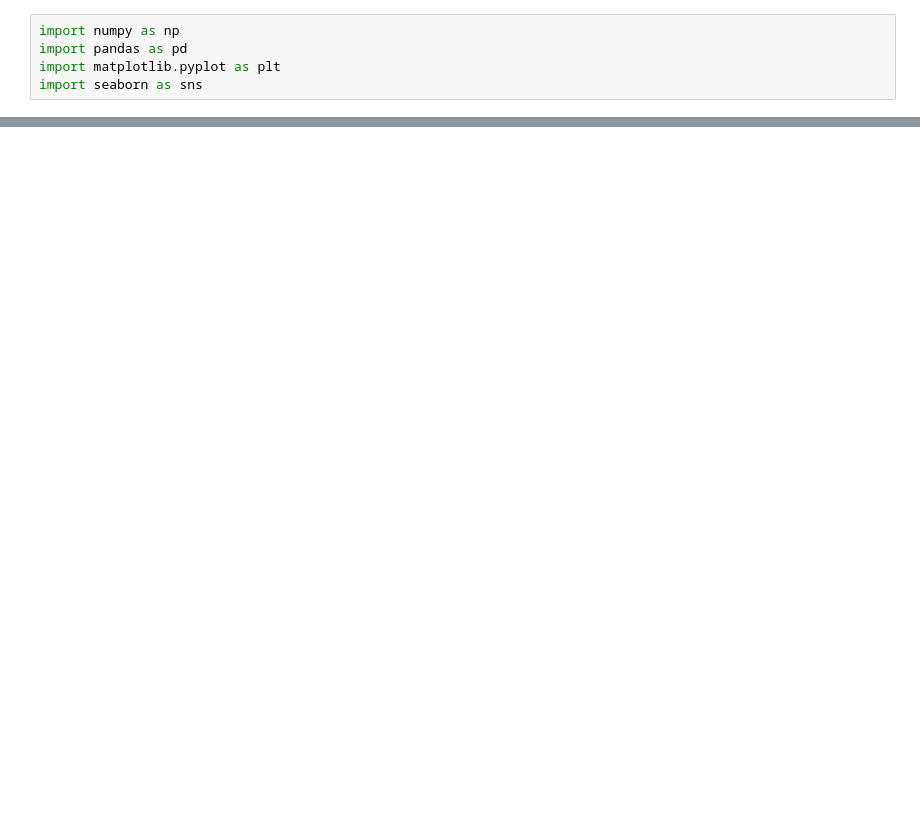
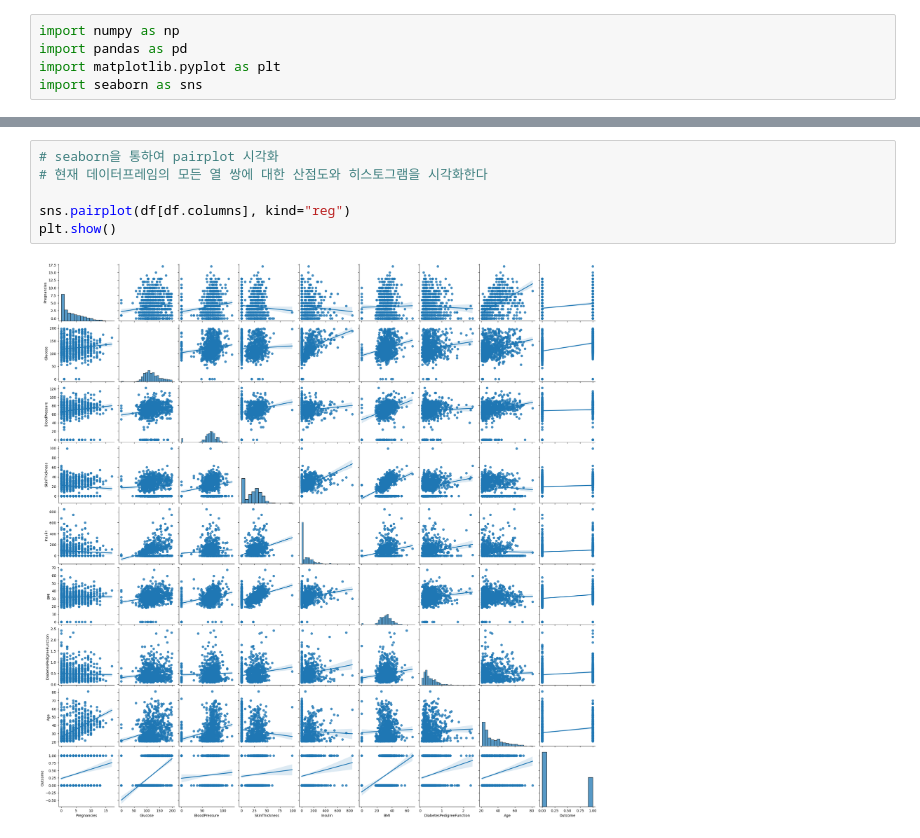
Before and after one commit to lky473736/learning-AI, a Jupyter notebook: report/classification_diabetes.ipynb, the cells around one changed output, grey strips where cells are left out. Drawn from its saved outputs; the diff is of its cells as text; blank space fills up the shorter version.

```diff
--- a/report/classification_diabetes.ipynb
+++ b/report/classification_diabetes.ipynb
@@ -32,0 +229,8 @@ classification을 진행하기 전, 데이터 구조를 파악한다.
+# %%
+# seaborn을 통하여 pairplot 시각화
+# 현재 데이터프레임의 모든 열 쌍에 대한 산점도와 히스토그램을 시각화한다
+
+sns.pairplot(df[df.columns], kind="reg")
+plt.show()
+# %% [output]
+[figure, added]
```
Also changed, not shown: parts of 40 cells of this notebook, 1 other file.
